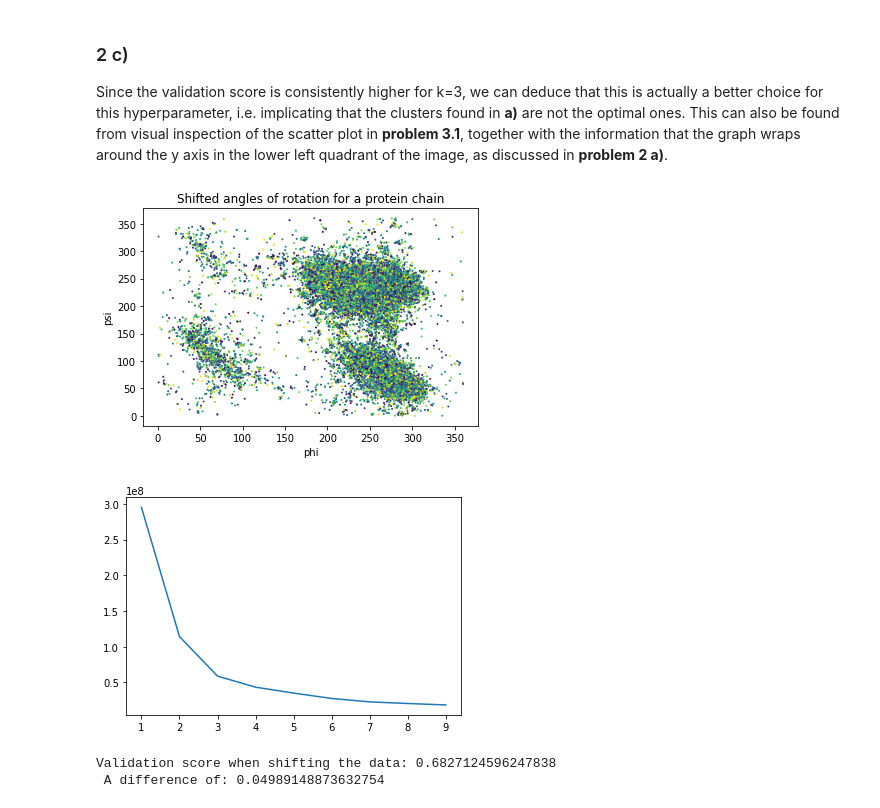
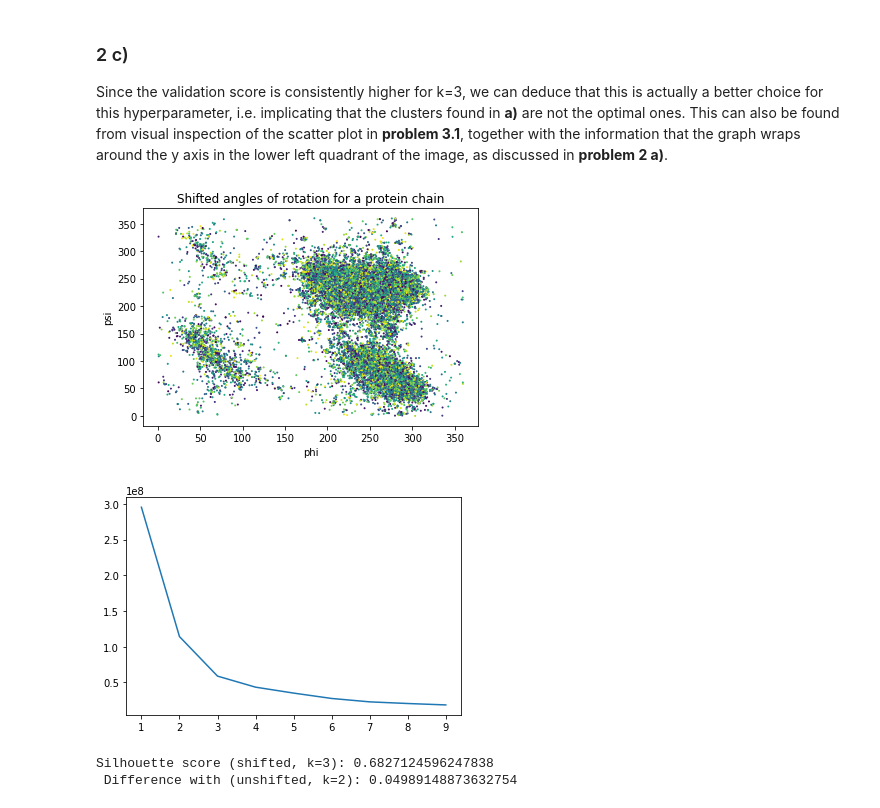
Before and after one commit to carljvh/intro-to-datascience-and-AI, a Jupyter notebook: assignment-3/problem3_2.ipynb, the cells around one changed output. Drawn from its saved outputs; the diff is of its cells as text; code cells hidden in the pictures.

Commit message:
minor changes + silhouette test 3.3

```diff
--- a/assignment-3/problem3_2.ipynb
+++ b/assignment-3/problem3_2.ipynb
@@ -17,14 +16,14 @@ protein_data = pd.read_csv("assignment3-data.csv", index_col = False)
 angle_data = protein_data[['phi', 'psi']]
 
 # inspired by https://predictivehacks.com/k-means-elbow-method-code-for-python/
-distortions = []
+sumsquares = []
 K = range(1, 10)
 for k in K:
     kmeans = KMeans(n_clusters=k, random_state=0).fit(angle_data)
-    distortions.append(kmeans.inertia_)
+    sumsquares.append(kmeans.inertia_)
 
 plt.figure(figsize=(16,8))
-plt.plot(K, distortions, 'bo-')
+plt.plot(K, sumsquares, 'bo-')
 plt.xlabel('Number of clusters, k')
 plt.ylabel('Sum of squared distanses (distortion)')
 plt.title('The elbow method showing the optimal k')
@@ -38,12 +37,12 @@ The inertia is defined as the sum of the sum of squared distances for every poin
 Note: Since the unit circle is defined for values between -180 to 180 degrees, the distance between say an angle of -170 degrees and 190 degrees is 20. The K-means model has no information about the nature of the data. This means that points in our data that actually are close to each other are interpreted as being far apart, and is an issue that needs correction.
 # %%
 twomeans = KMeans(n_clusters=2, random_state=0).fit(angle_data)
-validation_score_k2 = silhouette_score(angle_data, twomeans.labels_)
-print('Silhouette validation score for k=2: ', validation_score_k2)
+silhouette_score_k2 = silhouette_score(angle_data, twomeans.labels_)
+print('Silhouette score (k=2): ', silhouette_score_k2)
 
 threemeans = KMeans(n_clusters=3, random_state=0).fit(angle_data)
-validation_score_k3 = silhouette_score(angle_data, threemeans.labels_)
-print('Silhouette validation score for k=3: ', validation_score_k3)
+silhouette_score_k3 = silhouette_score(angle_data, threemeans.labels_)
+print('Silhouette score (k=3): ', silhouette_score_k3)
 # %% [output]
 Silhouette validation score for k=2:  0.6328209708884562
 Silhouette validation score for k=3:  0.6724895253169637
@@ -56,29 +55,29 @@ Since the validation score is consistently higher for k=3, we can deduce that th
 # %%
 shifted_angles = angle_data.copy(deep=True)
 shifted_angles["phi"] = shifted_angles["phi"] + 350
 shifted_angles["psi"] = shifted_angles["psi"] + 95
 shifted_angles = shifted_angles.mod(360, axis = 1)
 N = len(shifted_angles)
 colors = np.random.rand(N)
 plt.scatter(shifted_angles['phi'], shifted_angles['psi'], c = colors, s=1)
 plt.xlabel("phi")
 plt.ylabel("psi")
 plt.title("Shifted angles of rotation for a protein chain")
 plt.show()
-elbow_plot_values = []
+sumsquares = []
 
 for k in K:
-    kmeans_d = KMeans(n_clusters=k, random_state=0).fit(shifted_angles)
-    elbow_plot_values.append(kmeans_d.inertia_)
+    kmeans_shifted = KMeans(n_clusters=k, random_state=0).fit(shifted_angles)
+    sumsquares.append(kmeans_shifted.inertia_)
 
-plt.plot(K, elbow_plot_values)
+plt.plot(K, sumsquares)
 plt.show()
-kmeans_d_3 = KMeans(n_clusters=3, random_state = 0).fit(shifted_angles)
-predicted_labels = kmeans_d_3.labels_
-validation_score_d = silhouette_score(shifted_angles, predicted_labels)
-print("Validation score when shifting the data: {} \n A difference of: {}".format(validation_score_d, validation_score_d-validation_score_k2))
+threemeans_shifted = KMeans(n_clusters=3, random_state = 0).fit(shifted_angles)
+labels_shifted = threemeans_shifted.labels_
+silhouette_score_shifted = silhouette_score(shifted_angles, labels_shifted)
+print("Silhouette score (shifted, k=3): {}\n Difference with (unshifted, k=2): {}".format(silhouette_score_shifted, silhouette_score_shifted-silhouette_score_k2))
 # %% [output]
-[figure, old version]
+[figure, new version]
 [figure]
-Validation score when shifting the data: 0.6827124596247838
- A difference of: 0.04989148873632754
+Silhouette score (shifted, k=3): 0.6827124596247838
+ Difference with (unshifted, k=2): 0.04989148873632754
```
Also changed, not shown: parts of 1 cell of this notebook, 2 other files.
